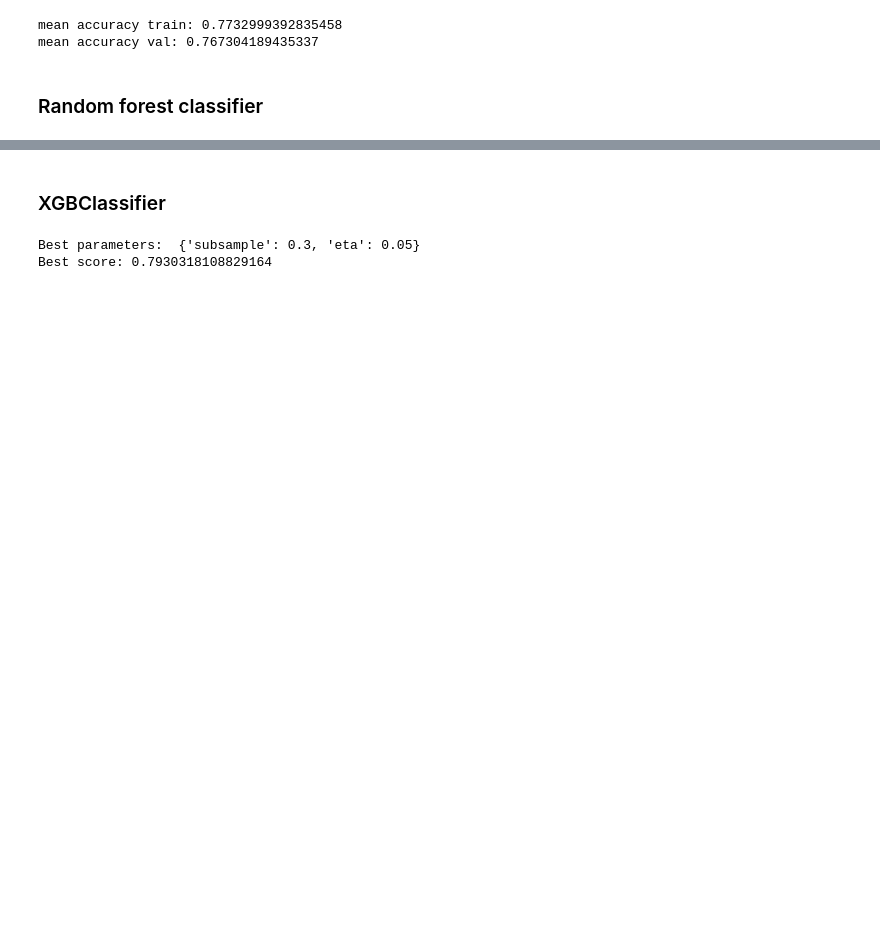
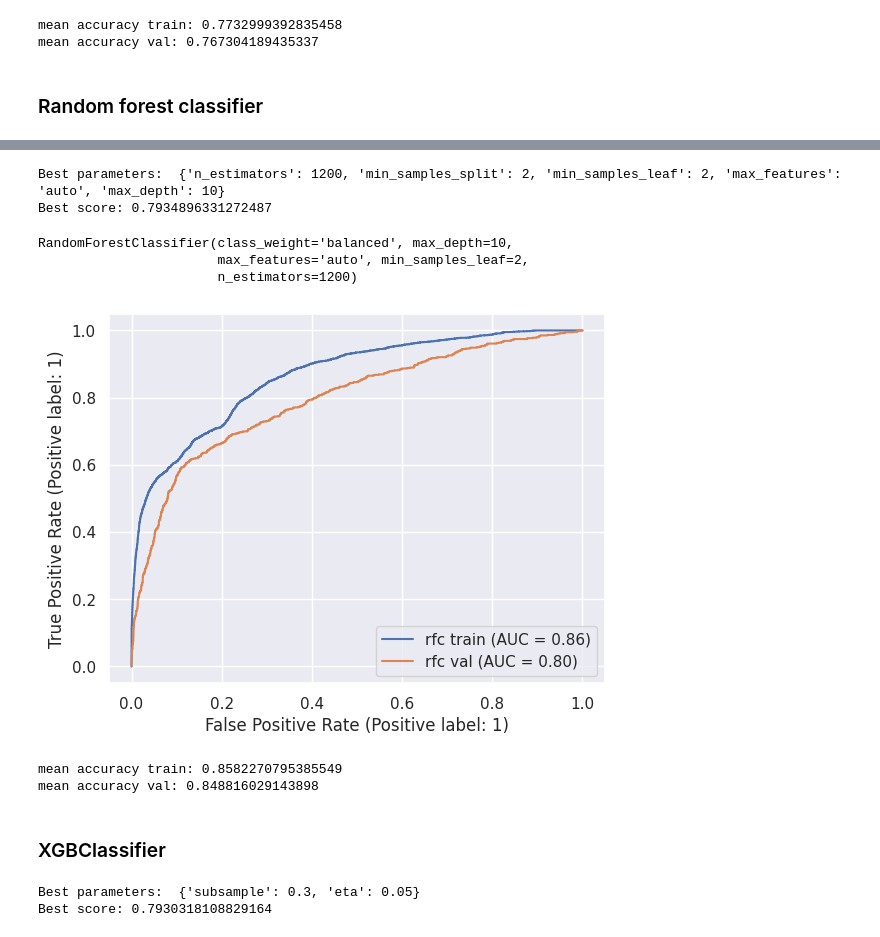
Before and after one commit to dmytrovelychko/rd_ds_python, a Jupyter notebook: cw.ipynb, the cells around one changed output, grey strips where cells are left out. Cells and saved outputs as stored; diff of their text form; code cells hidden in the pictures; blank space fills up the shorter version.

```diff
--- a/cw.ipynb
+++ b/cw.ipynb
@@ -894,8 +891,14 @@ mean accuracy val: 0.767304189435337
 # %% [markdown]
 ### Random forest classifier
 # %%
-parameters = {'C':[(10**i)*x for i in range(-4, 1) for x in [1,3,5]]}
+parameters = {
+ 'max_depth': [10, 50, 90],
+ 'max_features': ['auto', 'sqrt'],
+ 'min_samples_leaf': [1, 2, 4],
+ 'min_samples_split': [2, 5, 10],
+ 'n_estimators': [400, 800, 1200, 1600, 2000]
+}
 
-logisticRegression = LogisticRegression(class_weight='balanced')
-clf = RandomizedSearchCV(logisticRegression, parameters, cv=5, scoring='roc_auc', return_train_score=True, n_jobs=-1)
+rfc = RandomForestClassifier(class_weight='balanced')
+clf = RandomizedSearchCV(rfc, parameters, cv=5, scoring='roc_auc', return_train_score=True)
 clf.fit(x_train_scaled, y_train)
@@ -902,3 +915,33 @@ clf.fit(x_train_scaled, y_train)
+# %%
+print('Best parameters:  {}'.format(clf.best_params_))
+print('Best score: {}'.format(clf.best_score_))
+# %% [output]
+Best parameters:  {'n_estimators': 1200, 'min_samples_split': 2, 'min_samples_leaf': 2, 'max_features': 'auto', 'max_depth': 10}
+Best score: 0.7934896331272487
+# %%
+rfc = RandomForestClassifier(
+    n_estimators=clf.best_params_['n_estimators'],
+    min_samples_split=clf.best_params_['min_samples_split'],
+    min_samples_leaf=clf.best_params_['min_samples_leaf'],
+    max_features=clf.best_params_['max_features'],
+    max_depth=clf.best_params_['max_depth'],
+    class_weight='balanced'
+)
+rfc.fit(x_train_scaled, y_train)
+# %% [output]
+RandomForestClassifier(class_weight='balanced', max_depth=10,
+                       max_features='auto', min_samples_leaf=2,
+                       n_estimators=1200)
+# %%
+plot_train_val_roc_curve(rfc, x_train_scaled, y_train, x_val_scaled, y_val, 'rfc')
+# %% [output]
+[figure, added]
+# %%
+print(f"mean accuracy train: {rfc.score(x_train_scaled, y_train)}")
+print(f"mean accuracy val: {rfc.score(x_val_scaled, y_val)}")
+# %% [output]
+mean accuracy train: 0.8582270795385549
+mean accuracy val: 0.848816029143898
 # %% [markdown]
 ### XGBClassifier
 # %%
```
Also changed, not shown: parts of 12 cells of this notebook.
